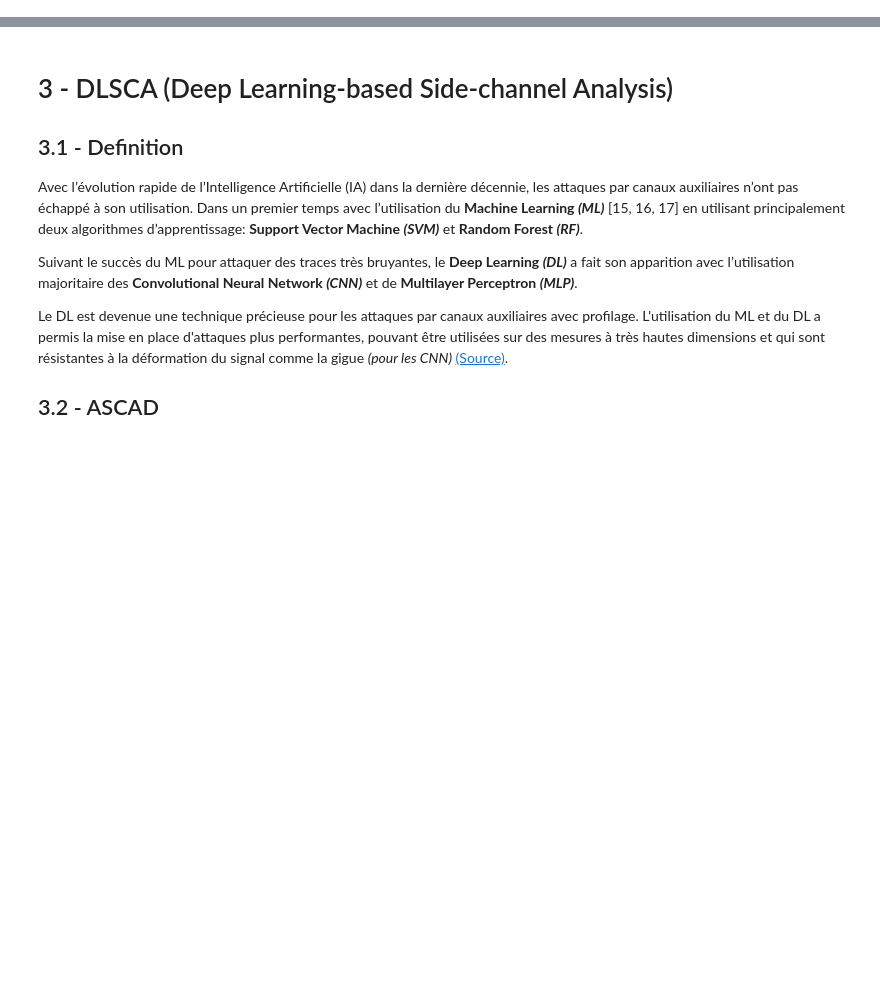
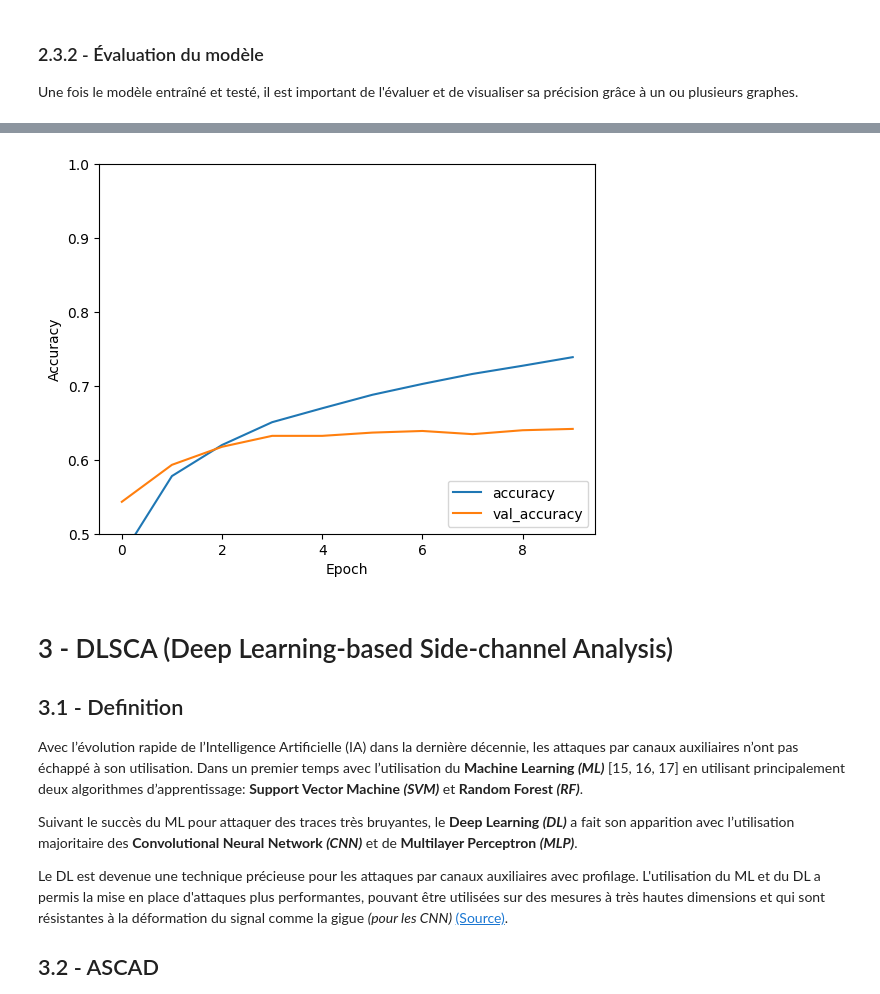
Before and after one commit to espicier/SideChannels, a Jupyter notebook: DLSPA/Introduction_Setup.ipynb, the cells around one changed output, grey strips where cells are left out. Drawn from its saved outputs; the diff is of its cells as text; code cells hidden in the pictures; blank space fills up the shorter version.

Commit message:
Add CNN code, Tensorflow code and MLP explanations and code

```diff
--- a/DLSPA/Introduction_Setup.ipynb
+++ b/DLSPA/Introduction_Setup.ipynb
@@ -247,0 +353,11 @@ https://www.ibm.com/docs/en/spss-statistics/saas?topic=networks-multilayer-perce
+# %%
+# https://www.tensorflow.org/tutorials/images/cnn?hl=fr
+from tensorflow.keras import datasets
+
+(train_images, train_labels), (test_images, test_labels) = datasets.cifar10.load_data()
+
+# Normalise la valeur des pixels entre 0 et 1
+train_images, test_images = train_images / 255.0, test_images / 255.0
+
+class_names = ['airplane', 'automobile', 'bird', 'cat', 'deer',
+               'dog', 'frog', 'horse', 'ship', 'truck']
@@ -247,0 +375,3 @@ https://www.ibm.com/docs/en/spss-statistics/saas?topic=networks-multilayer-perce
+# %%
+history = model.fit(train_images, train_labels, epochs=10,
+                    validation_data=(test_images, test_labels))
@@ -247,0 +399,19 @@ https://www.ibm.com/docs/en/spss-statistics/saas?topic=networks-multilayer-perce
+# %% [markdown]
+### 2.3.2 - Évaluation du modèle
+
+Une fois le modèle entraîné et testé, il est important de l'évaluer et de visualiser sa précision grâce à un ou plusieurs graphes.
+# %%
+import matplotlib.pyplot as plt
+%matplotlib inline
+
+plt.clf()
+plt.plot(history.history['accuracy'], label='accuracy')
+plt.plot(history.history['val_accuracy'], label = 'val_accuracy')
+plt.xlabel('Epoch')
+plt.ylabel('Accuracy')
+plt.ylim([0.5, 1])
+plt.legend(loc='lower right')
+
+test_loss, test_acc = model.evaluate(test_images,  test_labels, verbose=2)
+plt.show()
+# %% [output]
@@ -248,3 +419,4 @@ https://www.ibm.com/docs/en/spss-statistics/saas?topic=networks-multilayer-perce
+[figure, added]
 # %% [markdown]
 # 3 - DLSCA (Deep Learning-based Side-channel Analysis)
 
```
Also changed, not shown: parts of 20 cells of this notebook, 2 other files.
